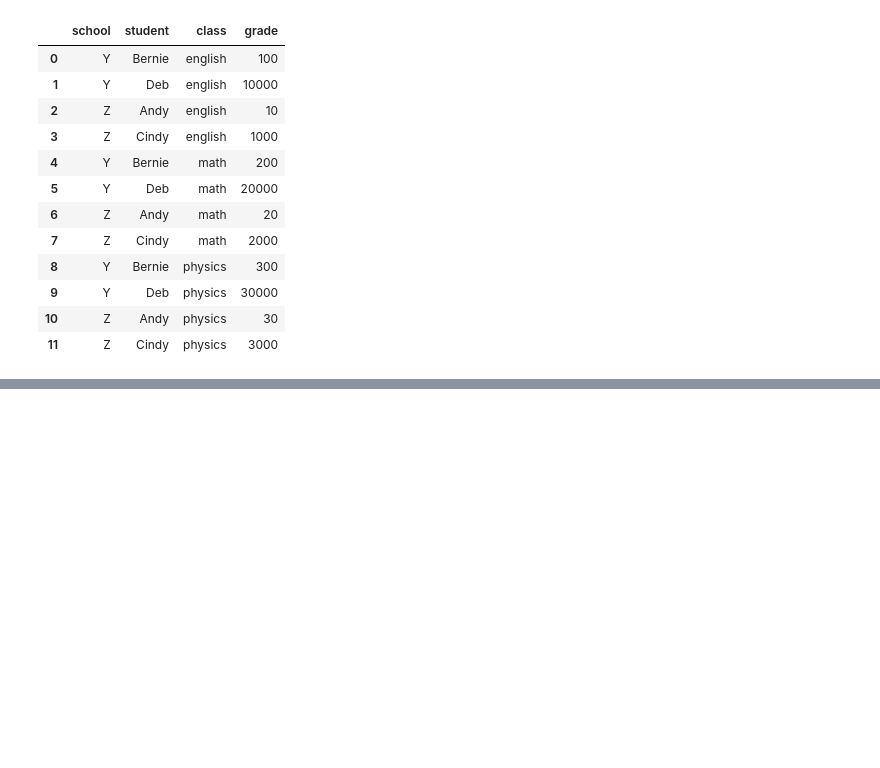
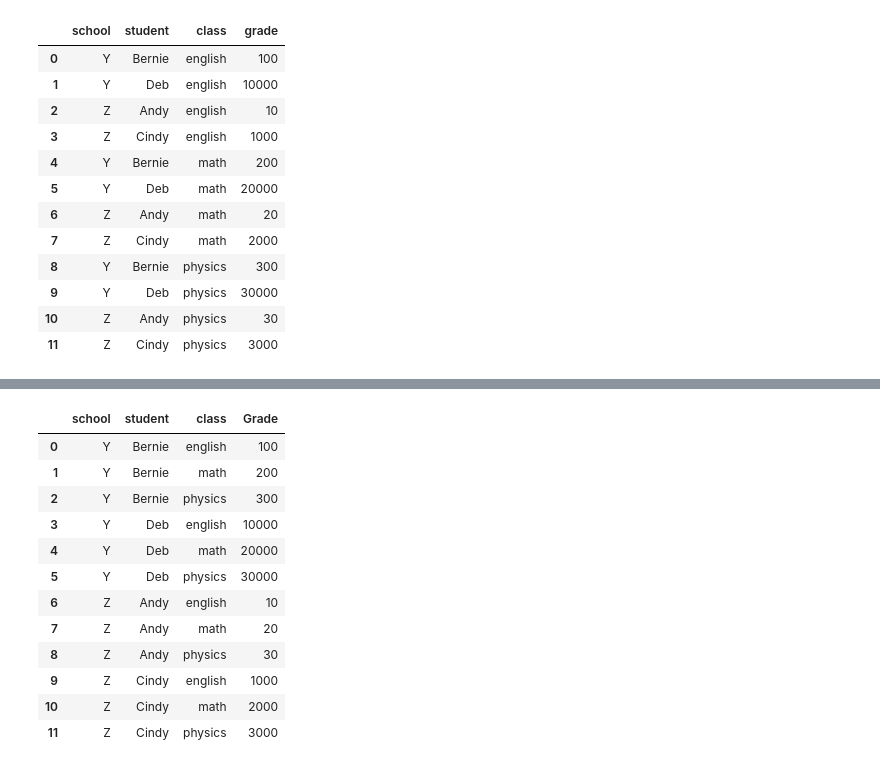
Before and after one commit to DOH-AXG5303/tutorials, a Jupyter notebook: 2022_06_22_pivot_and_melt.ipynb, the cells around one changed output, grey strips where cells are left out. Saved outputs shown, nothing was run; the diff lists cells and outputs as text; code cells hidden in the pictures; blank space fills up the shorter version.

```diff
--- a/2022_06_22_pivot_and_melt.ipynb
+++ b/2022_06_22_pivot_and_melt.ipynb
@@ -402,0 +470,2 @@ df_wide.melt(id_vars = ["school", "student"],
+# %%
+stacked = df_wide.set_index(["school", "student"]).stack()
@@ -402,0 +489,22 @@ df_wide.melt(id_vars = ["school", "student"],
+# %%
+stacked.index.names = ["school", "student", "class"]
+# %%
+stacked_df = pd.DataFrame(stacked)
+# %%
+stacked_df.columns = ["Grade"]
+# %%
+pd.DataFrame(stacked_df).reset_index()
+# %% [output]
+|  | school | student | class | Grade |
+| 0 | Y | Bernie | english | 100 |
+| 1 | Y | Bernie | math | 200 |
+| 2 | Y | Bernie | physics | 300 |
+| 3 | Y | Deb | english | 10000 |
+| 4 | Y | Deb | math | 20000 |
+| 5 | Y | Deb | physics | 30000 |
+| 6 | Z | Andy | english | 10 |
+| 7 | Z | Andy | math | 20 |
+| 8 | Z | Andy | physics | 30 |
+| 9 | Z | Cindy | english | 1000 |
+| 10 | Z | Cindy | math | 2000 |
+| 11 | Z | Cindy | physics | 3000 |
```
Also changed, not shown: parts of 10 cells of this notebook.
